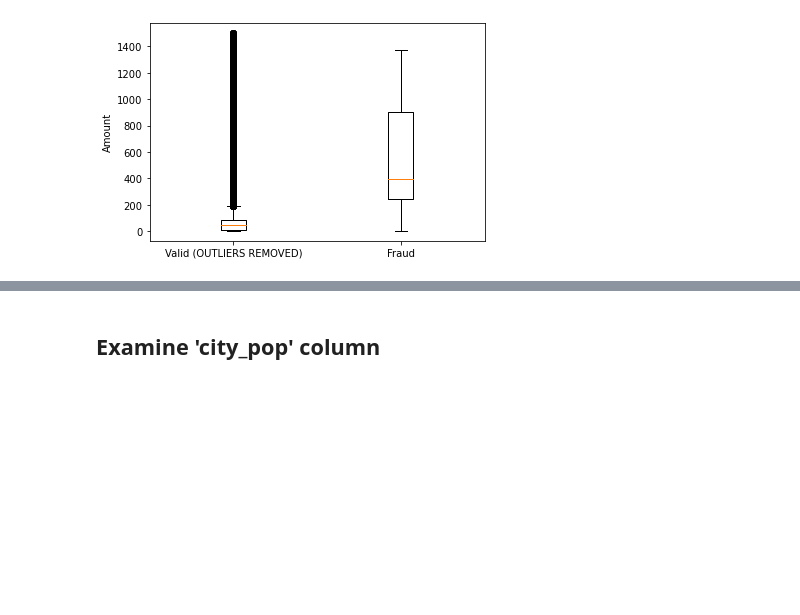
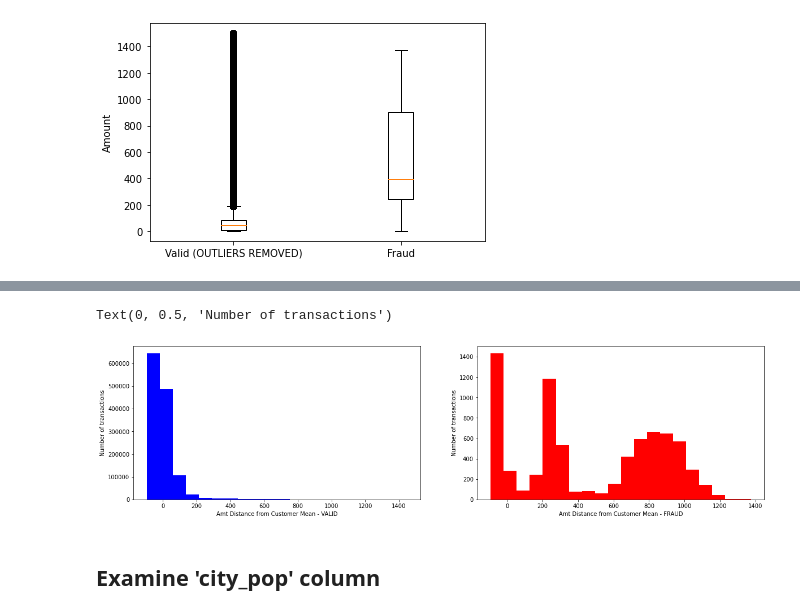
Before and after one commit to cchung106/Capstone-Two, a Jupyter notebook: Notebooks/02_EDA.ipynb, the cells around one changed output, grey strips where cells are left out. Saved outputs shown, nothing was run; the diff lists cells and outputs as text; code cells hidden in the pictures; blank space fills up the shorter version.

```diff
--- a/Notebooks/02_EDA.ipynb
+++ b/Notebooks/02_EDA.ipynb
@@ -215,0 +291,4 @@ Text(0, 0.5, 'Amount')
+# %%
+#left join cc_data with avg_valid_amt
+cc_data = cc_data.merge(avg_valid_amt, on = 'cc_num', how = 'left')
+cc_data.info()
@@ -215,0 +313,3 @@ Text(0, 0.5, 'Amount')
+# %%
+cc_data = cc_data.drop(['val_min_amt', 'val_med_amt', 'val_max_amt'], axis = 1)
+cc_data.info()
@@ -215,0 +339,4 @@ Text(0, 0.5, 'Amount')
+# %%
+#fill nan with 0
+cc_data['val_mean_amt'].fillna(value = 0, inplace=True)
+cc_data.val_mean_amt.isna().sum()
@@ -215,0 +345,3 @@ Text(0, 0.5, 'Amount')
+# %%
+#calculate "distance" of 'amt' from 'val_mean_amt'
+cc_data['val_mean_amt_dist'] = cc_data['amt']- cc_data['val_mean_amt']
@@ -216,3 +371,17 @@ Text(0, 0.5, 'Amount')
+# %%
+# histograms of 'val_mean_amt_dist' for valid and fraud
+fig, ax = plt.subplots(1, 2, figsize=(20, 5))
+ax[0].hist(cc_data_valid['val_mean_amt_dist'], color = 'blue', bins = 20)
+ax[1].hist(cc_data_fraud['val_mean_amt_dist'], color = 'red', bins = 20)
+
+ax[0].set_xlabel('Amt Distance from Customer Mean - VALID')
+ax[0].set_ylabel('Number of transactions')
+
+ax[1].set_xlabel('Amt Distance from Customer Mean - FRAUD')
+ax[1].set_ylabel('Number of transactions')
+# %% [output]
+Text(0, 0.5, 'Number of transactions')
+[figure, added]
 # %% [markdown]
 ## Examine 'city_pop' column
 # %%
```
Also changed, not shown: parts of 40 cells of this notebook.
